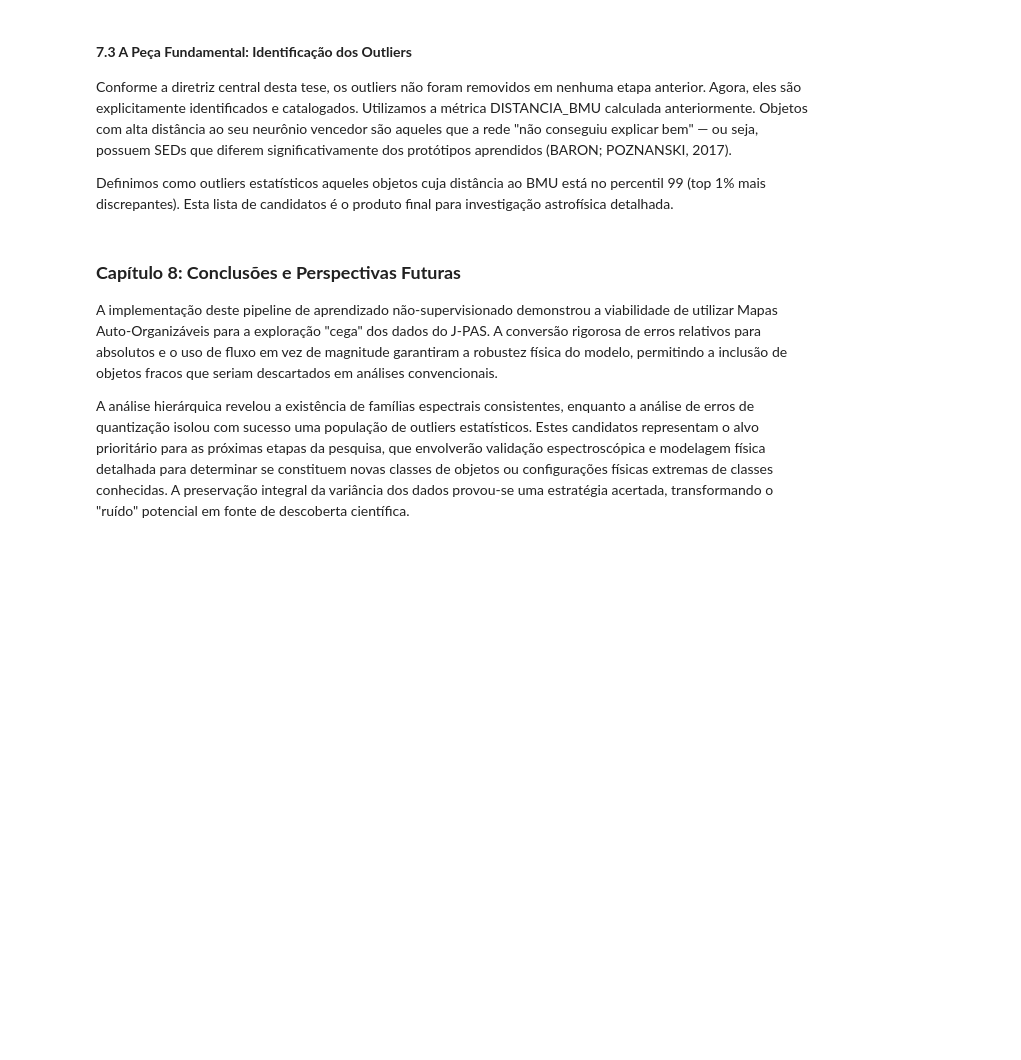
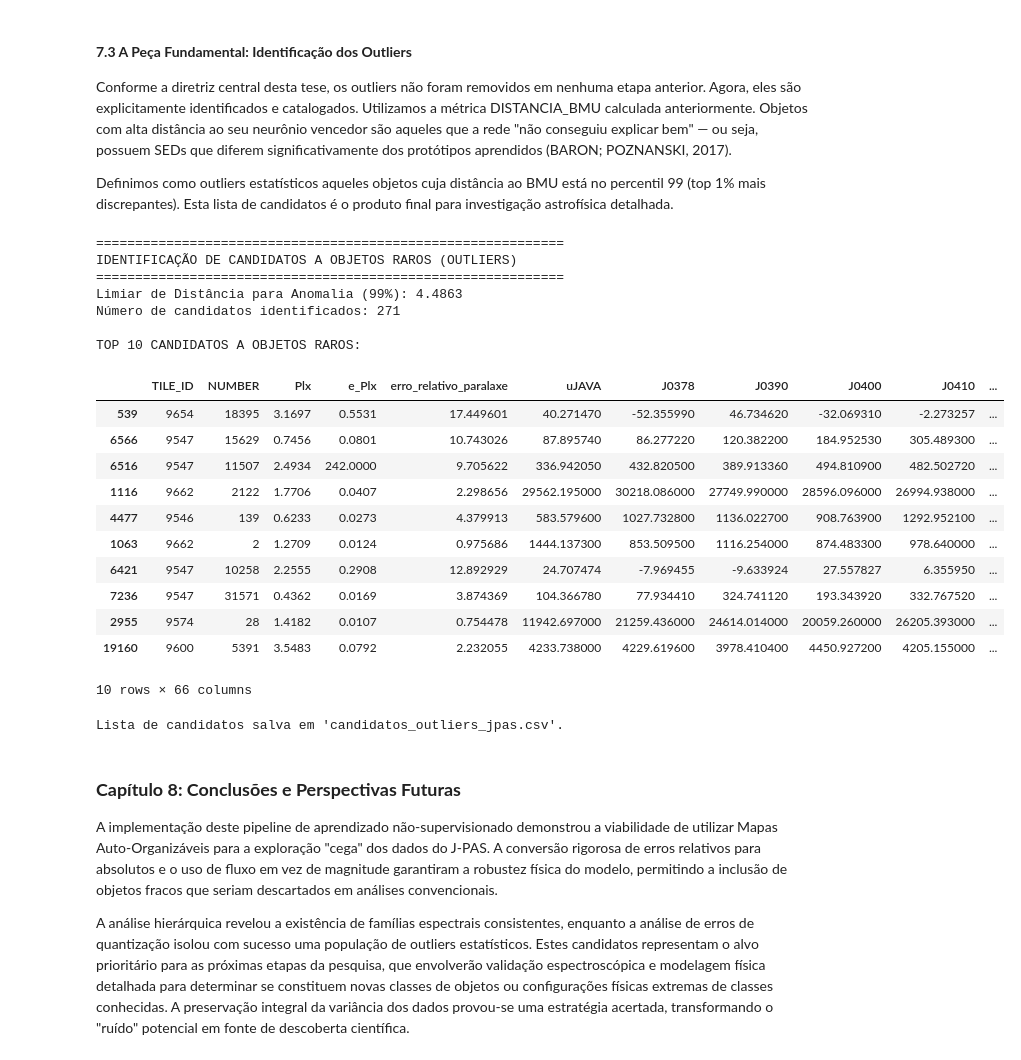
Before and after one commit to HenryLimaa/JPasEDR-Gaia, a Jupyter notebook: Abordagens_de_Aprendizado_de_Máquina_Não_Supervisionado_para_Identificação_de_Objetos_Raros_no_Projeto_J_PAS.ipynb, the cells around one changed output. Cells and saved outputs as stored; diff of their text form; code cells hidden in the pictures; blank space fills up the shorter version.

```diff
--- a/Abordagens_de_Aprendizado_de_Máquina_Não_Supervisionado_para_Identificação_de_Objetos_Raros_no_Projeto_J_PAS.ipynb
+++ b/Abordagens_de_Aprendizado_de_Máquina_Não_Supervisionado_para_Identificação_de_Objetos_Raros_no_Projeto_J_PAS.ipynb
@@ -886,26 +911,47 @@ Definimos como outliers estatísticos aqueles objetos cuja distância ao BMU est
 # %%
 print("\n" + "="*60)
 print("IDENTIFICAÇÃO DE CANDIDATOS A OBJETOS RAROS (OUTLIERS)")
 print("="*60)
 
 # Definir limiar para outlier (Top 1% das distâncias)
-limiar_distancia = catalogo_local.quantile(0.99)
+limiar_distancia = catalogo_local['DISTANCIA_BMU'].quantile(0.99)
 print(f"Limiar de Distância para Anomalia (99%): {limiar_distancia:.4f}")
 
 # Filtrar o catálogo
-candidatos_anomalos = catalogo_local > limiar_distancia]
+candidatos_anomalos = catalogo_local[catalogo_local['DISTANCIA_BMU'] > limiar_distancia]
 print(f"Número de candidatos identificados: {len(candidatos_anomalos)}")
 
 # Ordenar por "estranheza" (distância) decrescente
 candidatos_anomalos = candidatos_anomalos.sort_values('DISTANCIA_BMU', ascending=False)
 
 # Exibir os Top 10 mais anômalos
 print("\nTOP 10 CANDIDATOS A OBJETOS RAROS:")
 display(candidatos_anomalos.head(10))
 
 # Salvar lista específica de anomalias
 candidatos_anomalos.to_csv(os.path.join(path_dir, 'candidatos_outliers_jpas.csv'), index=False)
 print("Lista de candidatos salva em 'candidatos_outliers_jpas.csv'.")
+# %% [output]
+============================================================
+IDENTIFICAÇÃO DE CANDIDATOS A OBJETOS RAROS (OUTLIERS)
+============================================================
+Limiar de Distância para Anomalia (99%): 4.4863
+Número de candidatos identificados: 271
+
+TOP 10 CANDIDATOS A OBJETOS RAROS:
+|  | TILE_ID | NUMBER | Plx | e_Plx | erro_relativo_paralaxe | uJAVA | J0378 | J0390 | J0400 | J0410 | ... |
+| 539 | 9654 | 18395 | 3.1697 | 0.5531 | 17.449601 | 40.271470 | -52.355990 | 46.734620 | -32.069310 | -2.273257 | ... |
+| 6566 | 9547 | 15629 | 0.7456 | 0.0801 | 10.743026 | 87.895740 | 86.277220 | 120.382200 | 184.952530 | 305.489300 | ... |
+| 6516 | 9547 | 11507 | 2.4934 | 242.0000 | 9.705622 | 336.942050 | 432.820500 | 389.913360 | 494.810900 | 482.502720 | ... |
+| 1116 | 9662 | 2122 | 1.7706 | 0.0407 | 2.298656 | 29562.195000 | 30218.086000 | 27749.990000 | 28596.096000 | 26994.938000 | ... |
+| 4477 | 9546 | 139 | 0.6233 | 0.0273 | 4.379913 | 583.579600 | 1027.732800 | 1136.022700 | 908.763900 | 1292.952100 | ... |
+| 1063 | 9662 | 2 | 1.2709 | 0.0124 | 0.975686 | 1444.137300 | 853.509500 | 1116.254000 | 874.483300 | 978.640000 | ... |
+| 6421 | 9547 | 10258 | 2.2555 | 0.2908 | 12.892929 | 24.707474 | -7.969455 | -9.633924 | 27.557827 | 6.355950 | ... |
+| 7236 | 9547 | 31571 | 0.4362 | 0.0169 | 3.874369 | 104.366780 | 77.934410 | 324.741120 | 193.343920 | 332.767520 | ... |
+| 2955 | 9574 | 28 | 1.4182 | 0.0107 | 0.754478 | 11942.697000 | 21259.436000 | 24614.014000 | 20059.260000 | 26205.393000 | ... |
+| 19160 | 9600 | 5391 | 3.5483 | 0.0792 | 2.232055 | 4233.738000 | 4229.619600 | 3978.410400 | 4450.927200 | 4205.155000 | ... |
+10 rows × 66 columns
+Lista de candidatos salva em 'candidatos_outliers_jpas.csv'.
 # %% [markdown]
 ### **Capítulo 8: Conclusões e Perspectivas Futuras**
 
```
Also changed, not shown: parts of 6 cells of this notebook.
